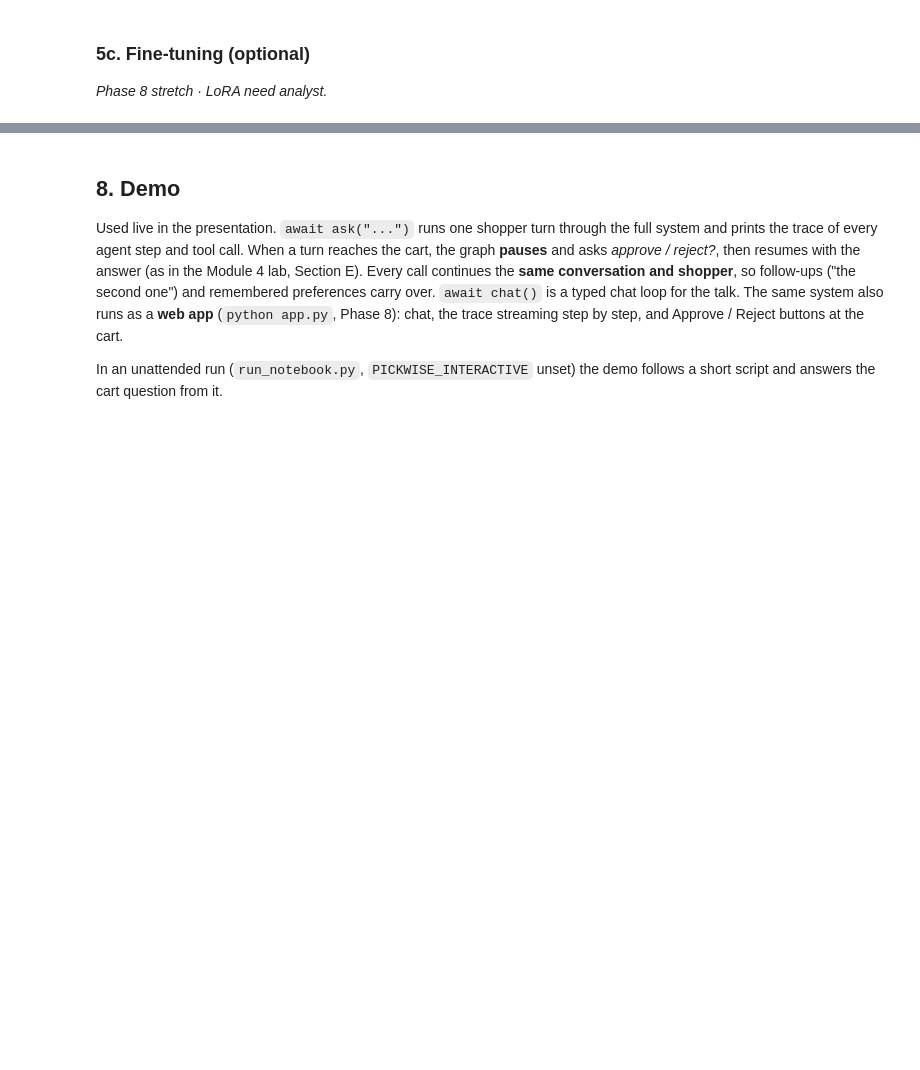
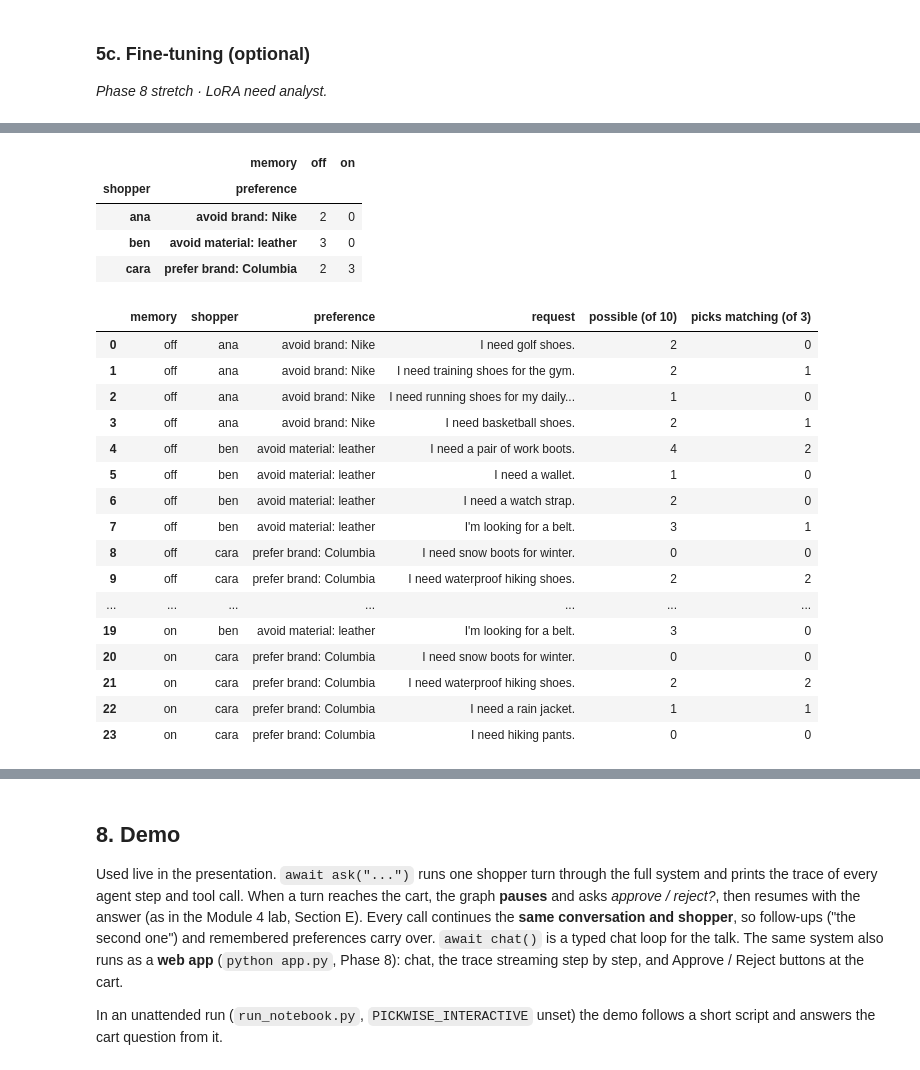
Before and after one commit to LalithMadhav-CODING/PickWise-A-Conversational-Shopping-Assistant, a Jupyter notebook: P14_Shopping_Assistant.ipynb, the cells around one changed output, grey strips where cells are left out. Drawn from its saved outputs; the diff is of its cells as text; code cells hidden in the pictures; blank space fills up the shorter version.

```diff
--- a/P14_Shopping_Assistant.ipynb
+++ b/P14_Shopping_Assistant.ipynb
@@ -854,0 +938,15 @@ _Phase 7 · at least 10 categorised failures._
+# %%
+ORDER = ["BM25 · raw request", "Dense (bge-small) · raw request", "Dense (BLaIR) · raw request", "Single ReAct agent",
+         "Full system", "− rewriting", "− re-ranker", "− comparator", "in-process tools"]
+rows = []
+for name in ORDER:
+    recs = runs.get(name) or retrieval_only[name]
+    s = summarise(recs, e2e_gold)
+    f = faithfulness(judged[name]) if name in judged else {}
+    rows.append({"condition": name, "n": s["n"], "Recall@10": s["Recall@10"], "Hit@3": s["Hit@3"],
+                 "3 picks named": s["3 picks named"] if name in runs else np.nan,
+                 "faithful (judge)": f.get("supported", np.nan), "faithful or partly": f.get("supported or partly", np.nan),
+                 "quotes verbatim": s["quotes verified"] if name in runs else np.nan,
+                 "s / turn": s["s / request"] if name in runs and name != "− comparator" else np.nan})
+table = pd.DataFrame(rows).set_index("condition")
+table.round(3)
@@ -854,0 +1012,57 @@ _Phase 7 · at least 10 categorised failures._
+# %%
+import re
+from Pickwise import shop
+from Pickwise.graph import violates
+SHOPPERS = {
+    "ana":  ("avoid brand", "Nike", "I never buy Nike, I don't like the brand. I need a gym bag.",
+             ["I need golf shoes.", "I need training shoes for the gym.", "I need running shoes for my daily jog.",
+              "I need basketball shoes."]),
+    "ben":  ("avoid material", "leather", "I'm vegan, so no leather please. I need a laptop bag.",
+             ["I need a pair of work boots.", "I need a wallet.", "I need a watch strap.", "I'm looking for a belt."]),
+    "cara": ("prefer brand", "Columbia", "I always buy Columbia for outdoor clothes. I need a fleece jacket.",
+             ["I need snow boots for winter.", "I need waterproof hiking shoes.", "I need a rain jacket.", "I need hiking pants."]),
+}
+def matches(kind, term, product):
+    if kind == "avoid material":
+        return violates(term, product["title"] + " " + product.get("text", ""))
+    return bool(re.search(rf"\b{re.escape(term)}\b", product["title"], re.I))
+
+memory_rows = []
+for memory_on in (False, True):
+    g = await build_system("mcp", memory_on=memory_on)
+    for shopper, (kind, term, first, later) in SHOPPERS.items():
+        user = f"{shopper}-{'on' if memory_on else 'off'}"
+        await run_turn(g, first, {"configurable": {"thread_id": f"{user}-0", "user_id": user}}, verbose=False)
+        for i, request in enumerate(later, 1):
+            st = await run_turn(g, request, {"configurable": {"thread_id": f"{user}-{i}", "user_id": user}}, verbose=False)
+            unfiltered = json.loads(shop.search_products(st["query"], k=10))["products"]   # before the avoid filter
+            by_id = {c["item_id"]: c for c in st["candidates"]}
+            memory_rows.append({"memory": "on" if memory_on else "off", "shopper": shopper, "preference": f"{kind}: {term}",
+                                "request": request, "possible (of 10)": sum(matches(kind, term, c) for c in unfiltered),
+                                "picks matching (of 3)": sum(matches(kind, term, by_id[p["item_id"]]) for p in st["picks"])})
+memory_table = pd.DataFrame(memory_rows)
+display(memory_table.pivot_table(index=["shopper", "preference"], columns="memory", values="picks matching (of 3)", aggfunc="sum"))
+memory_table
+# %% [output]
+|  | memory | off | on |
+| shopper | preference |  |  |
+| ana | avoid brand: Nike | 2 | 0 |
+| ben | avoid material: leather | 3 | 0 |
+| cara | prefer brand: Columbia | 2 | 3 |
+|  | memory | shopper | preference | request | possible (of 10) | picks matching (of 3) |
+| 0 | off | ana | avoid brand: Nike | I need golf shoes. | 2 | 0 |
+| 1 | off | ana | avoid brand: Nike | I need training shoes for the gym. | 2 | 1 |
+| 2 | off | ana | avoid brand: Nike | I need running shoes for my daily... | 1 | 0 |
+| 3 | off | ana | avoid brand: Nike | I need basketball shoes. | 2 | 1 |
+| 4 | off | ben | avoid material: leather | I need a pair of work boots. | 4 | 2 |
+| 5 | off | ben | avoid material: leather | I need a wallet. | 1 | 0 |
+| 6 | off | ben | avoid material: leather | I need a watch strap. | 2 | 0 |
+| 7 | off | ben | avoid material: leather | I'm looking for a belt. | 3 | 1 |
+| 8 | off | cara | prefer brand: Columbia | I need snow boots for winter. | 0 | 0 |
+| 9 | off | cara | prefer brand: Columbia | I need waterproof hiking shoes. | 2 | 2 |
+| ... | ... | ... | ... | ... | ... | ... |
+| 19 | on | ben | avoid material: leather | I'm looking for a belt. | 3 | 0 |
+| 20 | on | cara | prefer brand: Columbia | I need snow boots for winter. | 0 | 0 |
+| 21 | on | cara | prefer brand: Columbia | I need waterproof hiking shoes. | 2 | 2 |
+| 22 | on | cara | prefer brand: Columbia | I need a rain jacket. | 1 | 1 |
+| 23 | on | cara | prefer brand: Columbia | I need hiking pants. | 0 | 0 |
```
Also changed, not shown: parts of 26 cells of this notebook, 6 other files.
